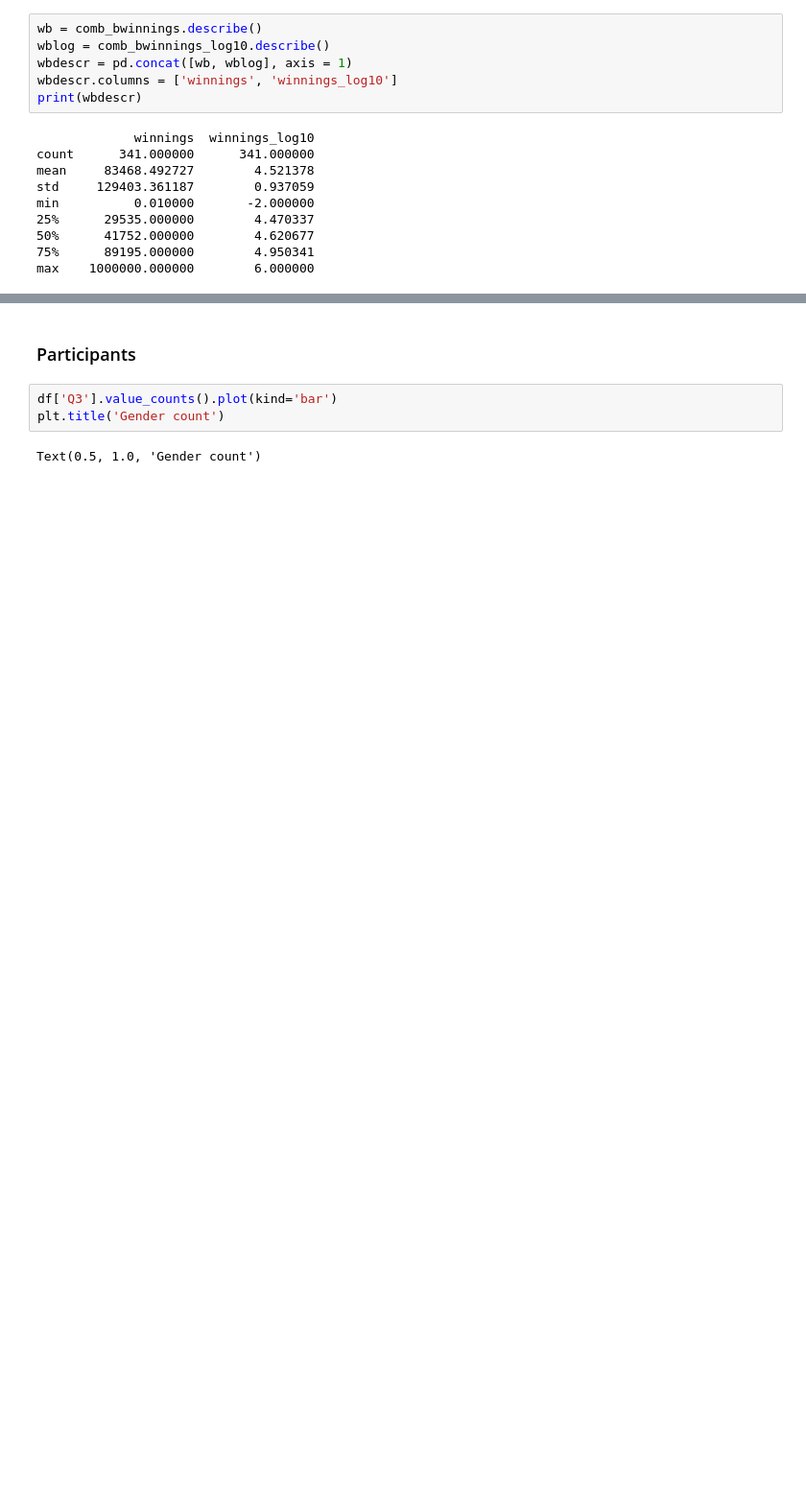
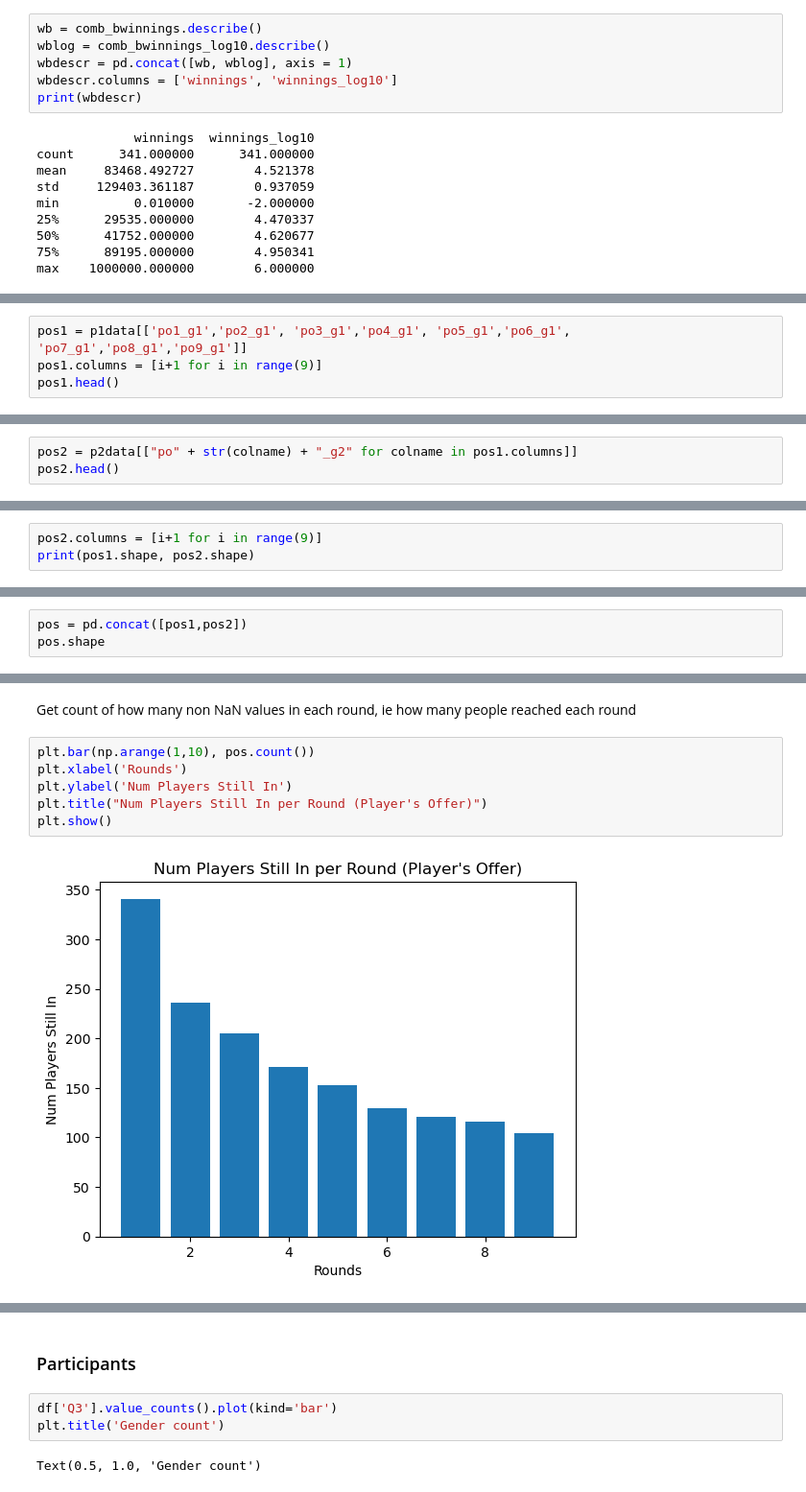
Before and after one commit to laurenlsun/dond-collected-analysis, a Jupyter notebook: collected data analysis.ipynb, the cells around one changed output, grey strips where cells are left out. Shown at 96% size. Drawn from its saved outputs; the diff is of its cells as text; blank space fills up the shorter version.

```diff
--- a/collected data analysis.ipynb
+++ b/collected data analysis.ipynb
@@ -427,0 +417,4 @@ pos1.head()
+# %%
+pos1 = p1data[['po1_g1','po2_g1', 'po3_g1','po4_g1', 'po5_g1','po6_g1', 'po7_g1','po8_g1','po9_g1']]
+pos1.columns = [i+1 for i in range(9)]
+pos1.head()
@@ -427,0 +430,3 @@ pos1.head()
+# %%
+pos2 = p2data[["po" + str(colname) + "_g2" for colname in pos1.columns]]
+pos2.head()
@@ -427,0 +442,3 @@ pos1.head()
+# %%
+pos2.columns = [i+1 for i in range(9)]
+print(pos1.shape, pos2.shape)
@@ -427,0 +449,3 @@ pos1.head()
+# %%
+pos = pd.concat([pos1,pos2])
+pos.shape
@@ -427,0 +469,10 @@ pos1.head()
+# %% [markdown]
+Get count of how many non NaN values in each round, ie how many people reached each round
+# %%
+plt.bar(np.arange(1,10), pos.count())
+plt.xlabel('Rounds')
+plt.ylabel('Num Players Still In')
+plt.title("Num Players Still In per Round (Player's Offer)")
+plt.show()
+# %% [output]
+[figure, added]
```
Also changed, not shown: parts of 41 cells of this notebook.
